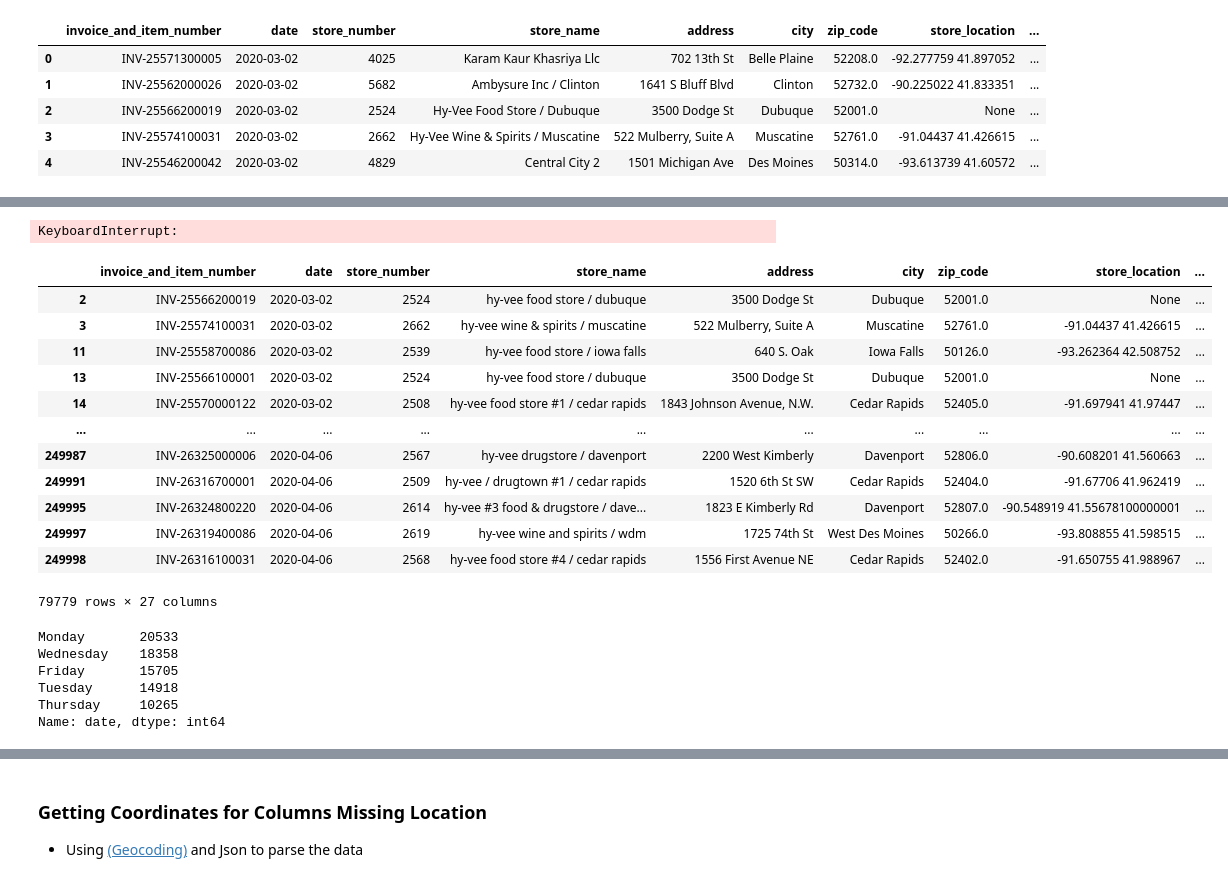
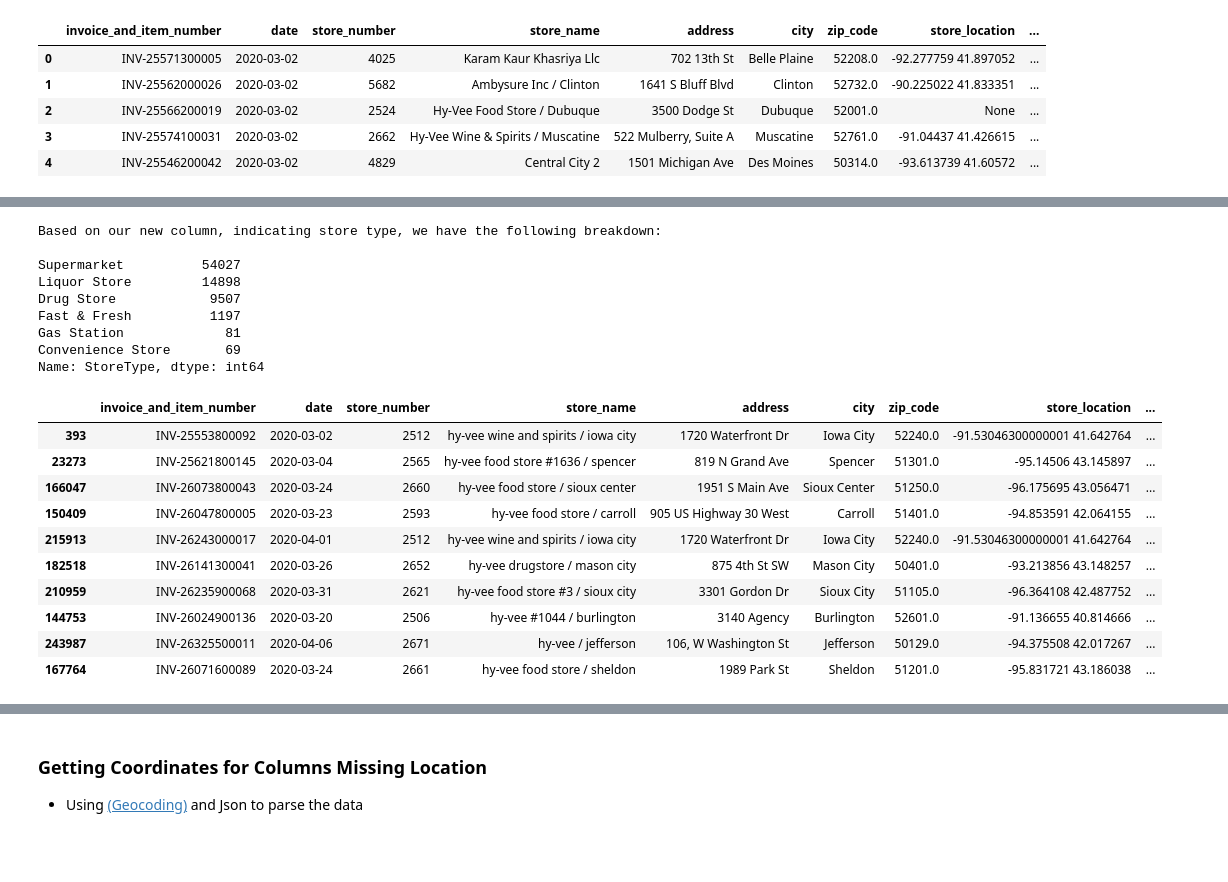
Before and after one commit to GitHuber626/Iowa_Liquor_Sales_Analysis, a Jupyter notebook: Tigran_V/Exploratory_Analysis.ipynb, the cells around one changed output, grey strips where cells are left out. Cells and saved outputs as stored; diff of their text form; code cells hidden in the pictures; blank space fills up the shorter version.

```diff
--- a/Tigran_V/Exploratory_Analysis.ipynb
+++ b/Tigran_V/Exploratory_Analysis.ipynb
@@ -526,4 +285,14 @@ hyveeDF
-# %%
-hyveeDF['StoreType'] = hyveeDF.apply(typeofstore, axis=1)
-# %% [output]
-KeyboardInterrupt:
+# %%
+print("Based on our new column, indicating store type, we have the following breakdown:"+"\n")
+
+print(hyveeDF.StoreType.value_counts())
+# %% [output]
+Based on our new column, indicating store type, we have the following breakdown:
+
+Supermarket          54027
+Liquor Store         14898
+Drug Store            9507
+Fast & Fresh          1197
+Gas Station             81
+Convenience Store       69
+Name: StoreType, dtype: int64
@@ -530,25 +301,14 @@ KeyboardInterrupt:
 # %%
-hyveeDF
+hyveeDF.sample(10)
 # %% [output]
 |  | invoice_and_item_number | date | store_number | store_name | address | city | zip_code | store_location | ... |
-| 2 | INV-25566200019 | 2020-03-02 | 2524 | hy-vee food store / dubuque | 3500 Dodge St | Dubuque | 52001.0 | None | ... |
-| 3 | INV-25574100031 | 2020-03-02 | 2662 | hy-vee wine & spirits / muscatine | 522 Mulberry, Suite A | Muscatine | 52761.0 | -91.04437 41.426615 | ... |
-| 11 | INV-25558700086 | 2020-03-02 | 2539 | hy-vee food store / iowa falls | 640 S. Oak | Iowa Falls | 50126.0 | -93.262364 42.508752 | ... |
-| 13 | INV-25566100001 | 2020-03-02 | 2524 | hy-vee food store / dubuque | 3500 Dodge St | Dubuque | 52001.0 | None | ... |
-| 14 | INV-25570000122 | 2020-03-02 | 2508 | hy-vee food store #1 / cedar rapids | 1843 Johnson Avenue, N.W. | Cedar Rapids | 52405.0 | -91.697941 41.97447 | ... |
-| ... | ... | ... | ... | ... | ... | ... | ... | ... | ... |
-| 249987 | INV-26325000006 | 2020-04-06 | 2567 | hy-vee drugstore / davenport | 2200 West Kimberly | Davenport | 52806.0 | -90.608201 41.560663 | ... |
-| 249991 | INV-26316700001 | 2020-04-06 | 2509 | hy-vee / drugtown #1 / cedar rapids | 1520 6th St SW | Cedar Rapids | 52404.0 | -91.67706 41.962419 | ... |
-| 249995 | INV-26324800220 | 2020-04-06 | 2614 | hy-vee #3 food & drugstore / dave... | 1823 E Kimberly Rd | Davenport | 52807.0 | -90.548919 41.55678100000001 | ... |
-| 249997 | INV-26319400086 | 2020-04-06 | 2619 | hy-vee wine and spirits / wdm | 1725 74th St | West Des Moines | 50266.0 | -93.808855 41.598515 | ... |
-| 249998 | INV-26316100031 | 2020-04-06 | 2568 | hy-vee food store #4 / cedar rapids | 1556 First Avenue NE | Cedar Rapids | 52402.0 | -91.650755 41.988967 | ... |
+| 393 | INV-25553800092 | 2020-03-02 | 2512 | hy-vee wine and spirits / iowa city | 1720 Waterfront Dr | Iowa City | 52240.0 | -91.53046300000001 41.642764 | ... |
+| 23273 | INV-25621800145 | 2020-03-04 | 2565 | hy-vee food store #1636 / spencer | 819 N Grand Ave | Spencer | 51301.0 | -95.14506 43.145897 | ... |
+| 166047 | INV-26073800043 | 2020-03-24 | 2660 | hy-vee food store / sioux center | 1951 S Main Ave | Sioux Center | 51250.0 | -96.175695 43.056471 | ... |
+| 150409 | INV-26047800005 | 2020-03-23 | 2593 | hy-vee food store / carroll | 905 US Highway 30 West | Carroll | 51401.0 | -94.853591 42.064155 | ... |
+| 215913 | INV-26243000017 | 2020-04-01 | 2512 | hy-vee wine and spirits / iowa city | 1720 Waterfront Dr | Iowa City | 52240.0 | -91.53046300000001 41.642764 | ... |
+| 182518 | INV-26141300041 | 2020-03-26 | 2652 | hy-vee drugstore / mason city | 875 4th St SW | Mason City | 50401.0 | -93.213856 43.148257 | ... |
+| 210959 | INV-26235900068 | 2020-03-31 | 2621 | hy-vee food store #3 / sioux city | 3301 Gordon Dr | Sioux City | 51105.0 | -96.364108 42.487752 | ... |
+| 144753 | INV-26024900136 | 2020-03-20 | 2506 | hy-vee #1044 / burlington | 3140 Agency | Burlington | 52601.0 | -91.136655 40.814666 | ... |
+| 243987 | INV-26325500011 | 2020-04-06 | 2671 | hy-vee / jefferson | 106, W Washington St | Jefferson | 50129.0 | -94.375508 42.017267 | ... |
+| 167764 | INV-26071600089 | 2020-03-24 | 2661 | hy-vee food store / sheldon | 1989 Park St | Sheldon | 51201.0 | -95.831721 43.186038 | ... |
-79779 rows × 27 columns
-# %%
-hyveeDF.date.dt.day_name().value_counts()
-# %% [output]
-Monday       20533
-Wednesday    18358
-Friday       15705
-Tuesday      14918
-Thursday     10265
-Name: date, dtype: int64
```
Also changed, not shown: parts of 95 cells of this notebook.
